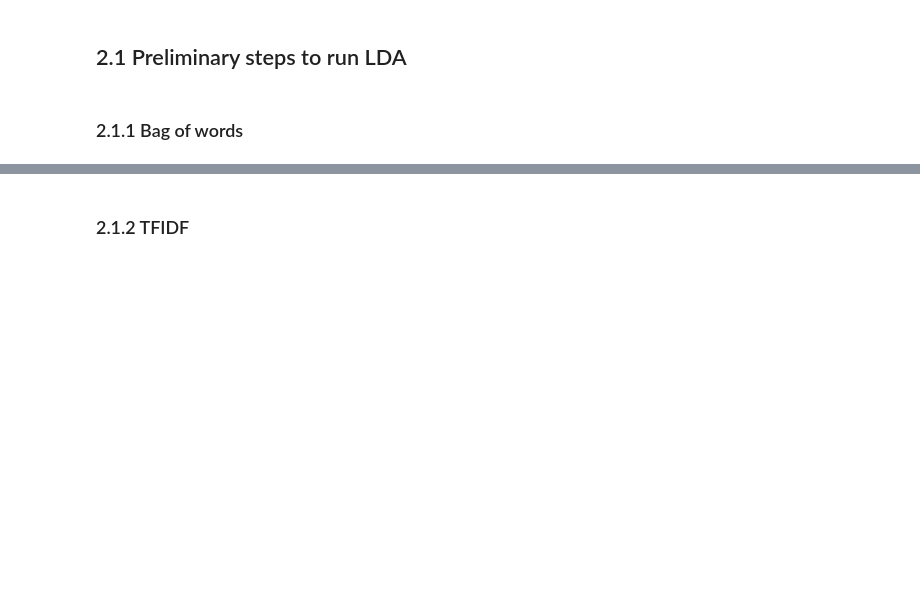
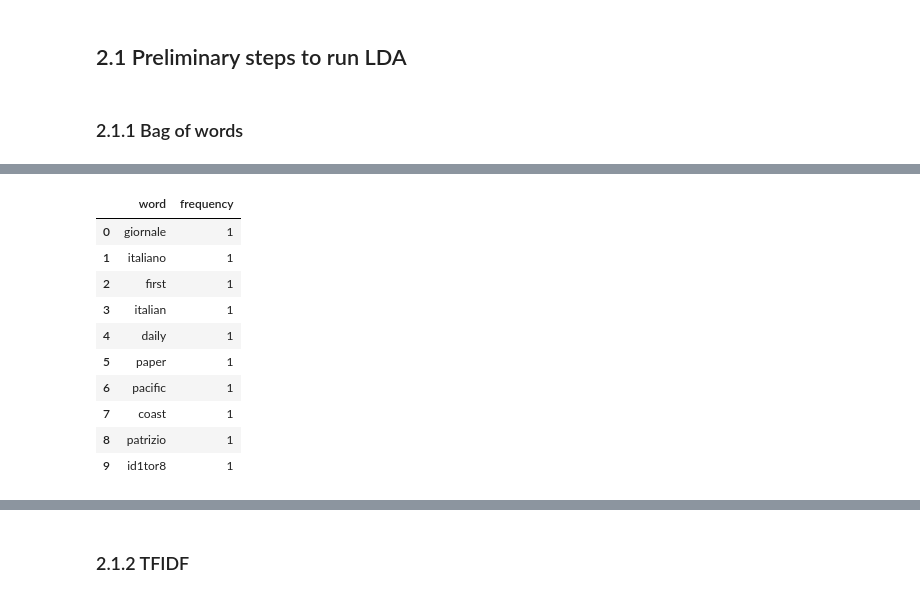
Before and after one commit to DHARPA-Project/TopicModelling-, a Jupyter notebook: topic_modelling_tfidf.ipynb, the cells around one changed output, grey strips where cells are left out. Saved outputs shown, nothing was run; the diff lists cells and outputs as text; code cells hidden in the pictures; blank space fills up the shorter version.

Commit message:
reworked first part for documents based bow

```diff
--- a/topic_modelling_tfidf.ipynb
+++ b/topic_modelling_tfidf.ipynb
@@ -162,3 +171,3 @@ corpus_df = pd.DataFrame(tokenized_corpus_without_sw, columns=['tokens'])
 # %%
-# add column with lemmatized version
-corpus_df['lemmatized_token'] = corpus_df['tokens'].apply(lambda x: [token.lemma_ for token in it_nlp(x)] )
+# add column with lemmatized tokens
+sources['tokens_lemmatized'] = sources['tokens_prep'].apply(lambda x: lemmatize(x))
@@ -168,6 +174,6 @@ corpus_df['lemmatized_token'] = corpus_df['tokens'].apply(lambda x: [token.lemma
 # %%
 # variable with lemmatized tokens
-lemmatized_corpus = corpus_df['lemmatized_token'].tolist()
+lemmatized_corpus = sources['tokens_lemmatized']
 # %% [markdown]
 # 2. Topics with LDA
 # %%
@@ -225,0 +254,9 @@ corpus = [id2word.doc2bow(text) for text in lemmatized_corpus]
+# %%
+# list of words and frequency
+words = []
+frequency = []
+
+for cp in corpus[:10]:
+  word_id = list(cp[0])[0]
+  words.append(id2word[list(cp[0])[0]])
+  frequency.append(list(cp[0])[1])
@@ -225,0 +273,2 @@ corpus = [id2word.doc2bow(text) for text in lemmatized_corpus]
+# %%
+words_frequency = pd.DataFrame(list(zip(words, frequency)), columns=['word', 'frequency'])
@@ -225,0 +284,15 @@ corpus = [id2word.doc2bow(text) for text in lemmatized_corpus]
+# %%
+# sort descending
+words_frequency.sort_values(by='frequency')
+# %% [output]
+|  | word | frequency |
+| 0 | giornale | 1 |
+| 1 | italiano | 1 |
+| 2 | first | 1 |
+| 3 | italian | 1 |
+| 4 | daily | 1 |
+| 5 | paper | 1 |
+| 6 | pacific | 1 |
+| 7 | coast | 1 |
+| 8 | patrizio | 1 |
+| 9 | id1tor8 | 1 |
```
Also changed, not shown: parts of 20 cells of this notebook.
